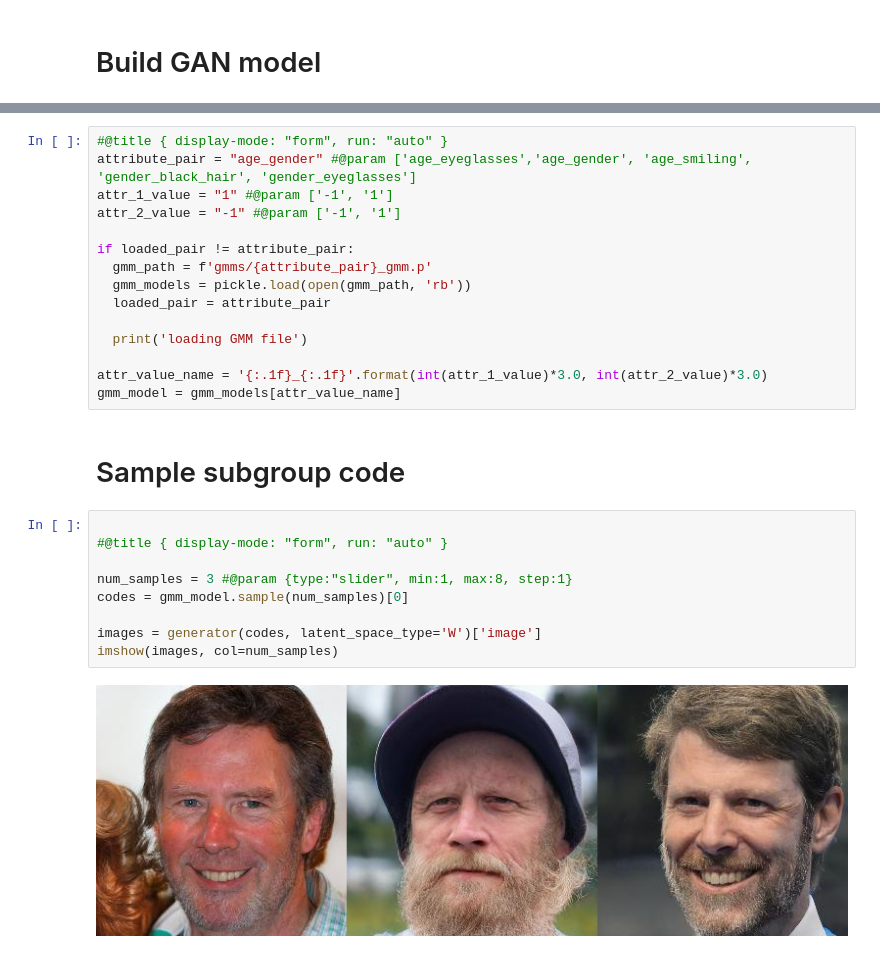
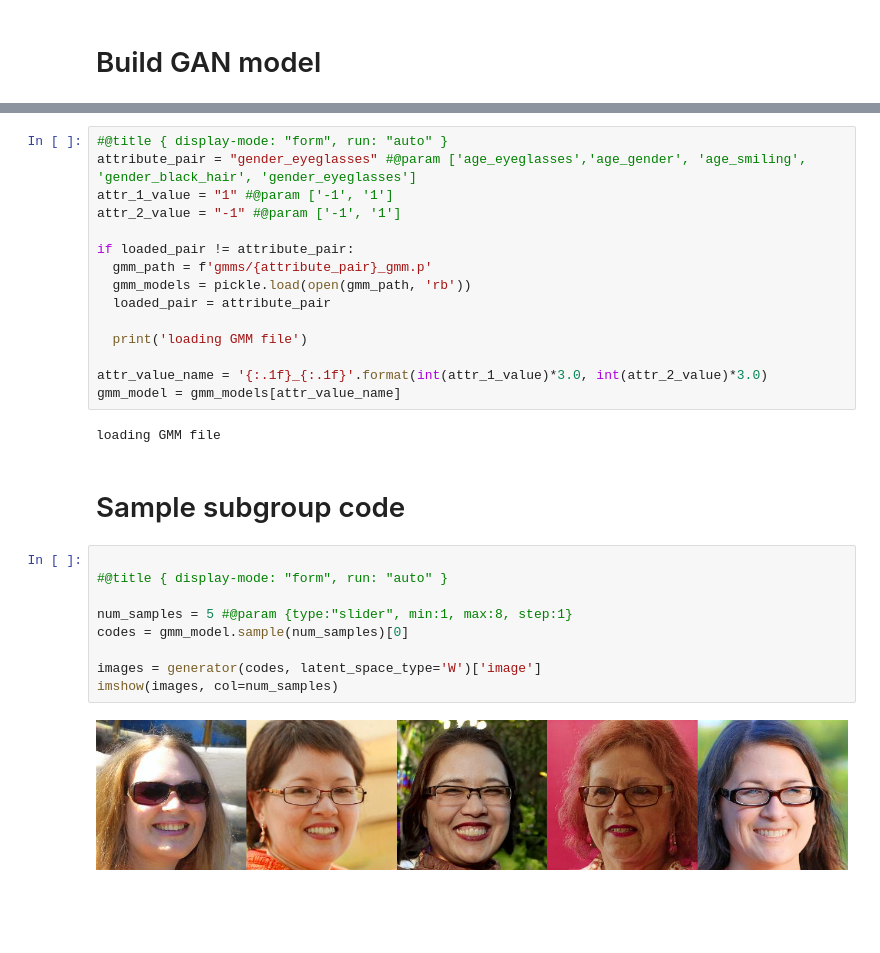
Before and after one commit to genforce/fairgen, a Jupyter notebook: docs/fairgen.ipynb, the cells around one changed output, grey strips where cells are left out. Drawn from its saved outputs; the diff is of its cells as text; blank space fills up the shorter version.

```diff
--- a/docs/fairgen.ipynb
+++ b/docs/fairgen.ipynb
@@ -117,7 +128,7 @@ Finish loading checkpoint.
 | <img width=100/>Smiling<img width=100/> | <img width=50/>with<img width=50/> | <img width=50/>without<img width=50/> |
 # %%
 #@title { display-mode: "form", run: "auto" }
-attribute_pair = "age_gender" #@param ['age_eyeglasses','age_gender', 'age_smiling', 'gender_black_hair', 'gender_eyeglasses']
+attribute_pair = "gender_eyeglasses" #@param ['age_eyeglasses','age_gender', 'age_smiling', 'gender_black_hair', 'gender_eyeglasses']
 attr_1_value = "1" #@param ['-1', '1']
 attr_2_value = "-1" #@param ['-1', '1']
 
@@ -130,16 +141,18 @@ if loaded_pair != attribute_pair:
 
 attr_value_name = '{:.1f}_{:.1f}'.format(int(attr_1_value)*3.0, int(attr_2_value)*3.0)
 gmm_model = gmm_models[attr_value_name]
+# %% [output]
+loading GMM file
 # %% [markdown]
 # Sample subgroup code
 # %%
 
 #@title { display-mode: "form", run: "auto" }
 
-num_samples = 3 #@param {type:"slider", min:1, max:8, step:1}
+num_samples = 5 #@param {type:"slider", min:1, max:8, step:1}
 codes = gmm_model.sample(num_samples)[0]
 
 images = generator(codes, latent_space_type='W')['image']
 imshow(images, col=num_samples)
 # %% [output]
-[figure, old version]
+[figure, new version]
```
Also changed, not shown: parts of 2 cells of this notebook.
